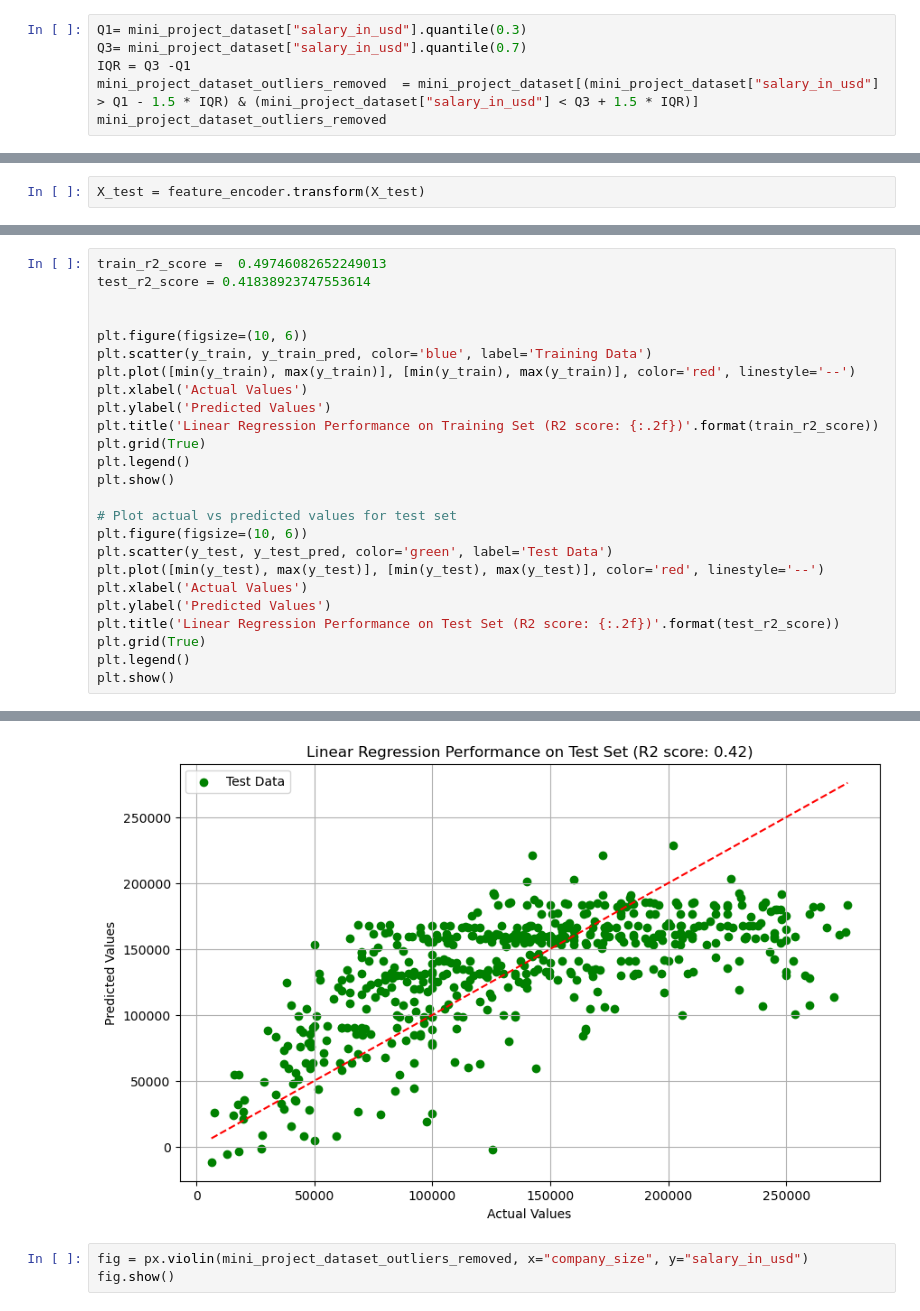
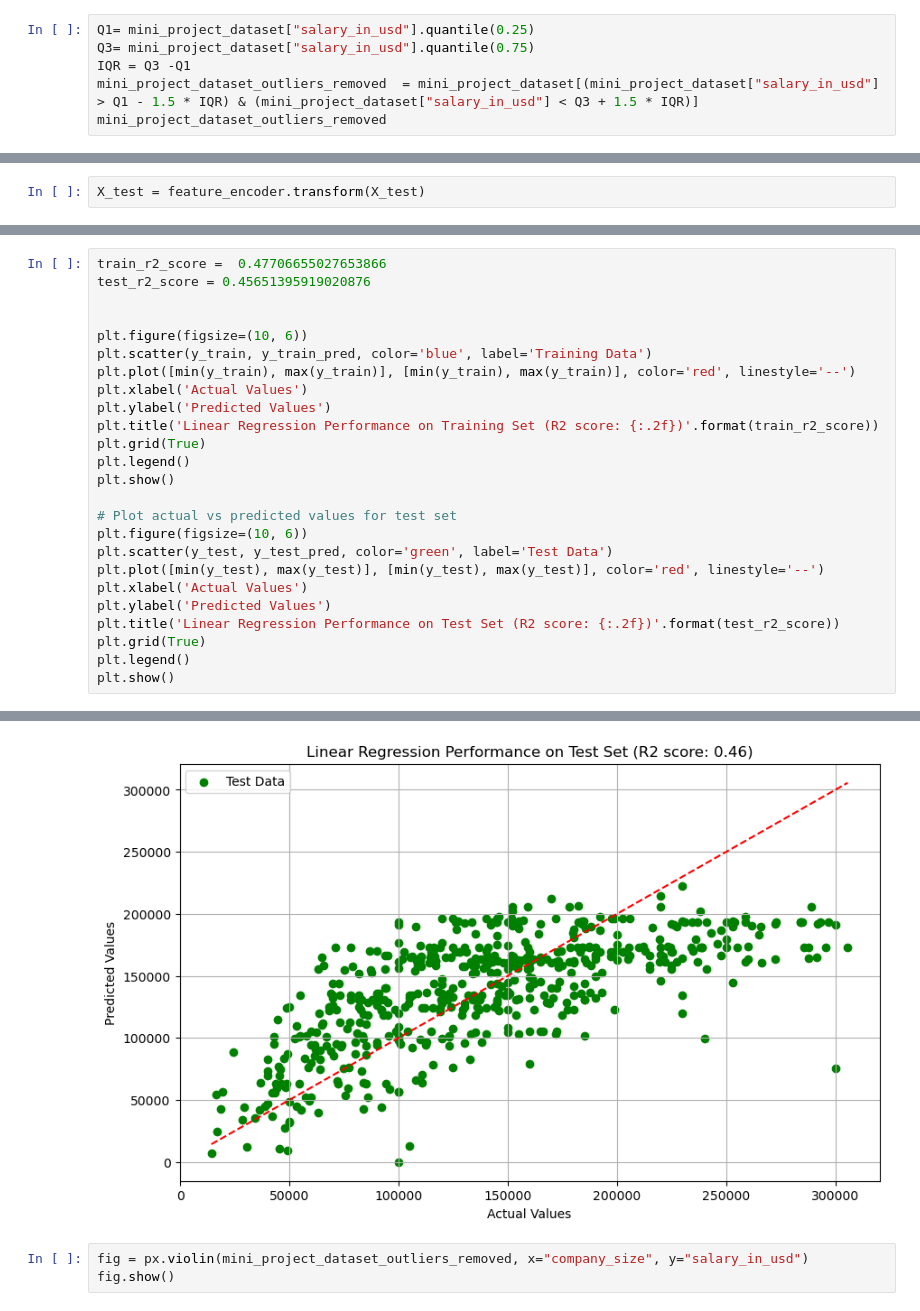
Before and after one commit to TobyyR/Mini_Project, a Jupyter notebook: Mini_Project.ipynb, the cells around one changed output, grey strips where cells are left out. Saved outputs shown, nothing was run; the diff lists cells and outputs as text.

```diff
--- a/Mini_Project.ipynb
+++ b/Mini_Project.ipynb
@@ -698,8 +697,8 @@ numerical_data
 | 9324 | 2021 | 18000 | 18000 |
 5561 rows × 3 columns
 # %%
-Q1= mini_project_dataset["salary_in_usd"].quantile(0.3)
-Q3= mini_project_dataset["salary_in_usd"].quantile(0.7)
+Q1= mini_project_dataset["salary_in_usd"].quantile(0.25)
+Q3= mini_project_dataset["salary_in_usd"].quantile(0.75)
 IQR = Q3 -Q1
 mini_project_dataset_outliers_removed  = mini_project_dataset[(mini_project_dataset["salary_in_usd"] > Q1 - 1.5 * IQR) & (mini_project_dataset["salary_in_usd"] < Q3 + 1.5 * IQR)]
 mini_project_dataset_outliers_removed
@@ -825,6 +824,6 @@ R2 score on test set :  0.41838923747553614
 # %%
-train_r2_score =  0.49746082652249013
-test_r2_score = 0.41838923747553614
+train_r2_score =  0.47706655027653866
+test_r2_score = 0.45651395919020876
 
 
 plt.figure(figsize=(10, 6))
@@ -852,4 +851,4 @@ plt.show()
-[figure, old version]
+[figure, new version]
 # %%
 fig = px.violin(mini_project_dataset_outliers_removed, x="company_size", y="salary_in_usd")
 fig.show()
```
Also changed, not shown: parts of 12 cells of this notebook.
